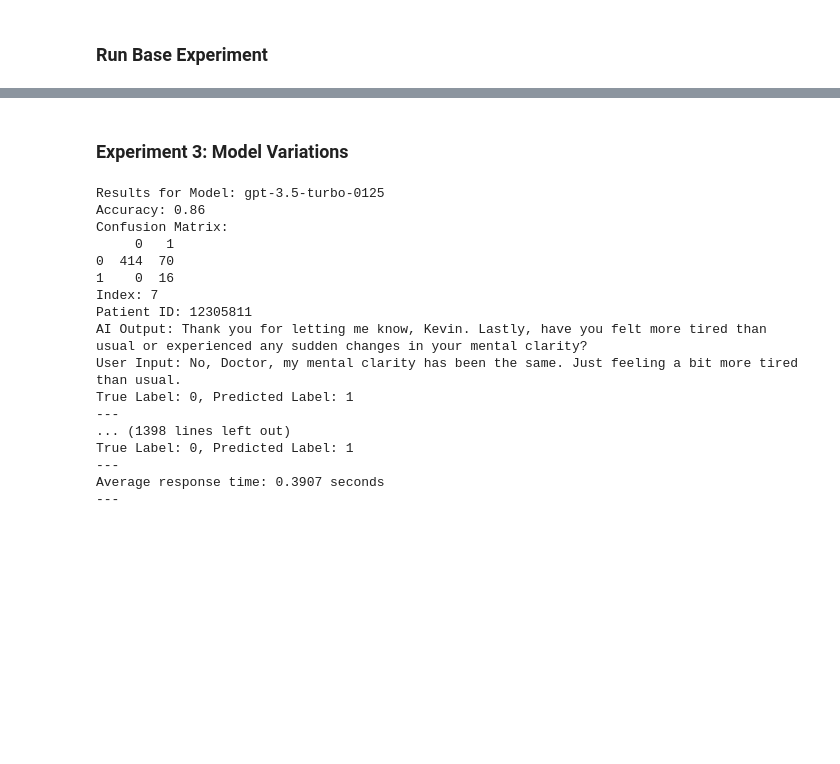
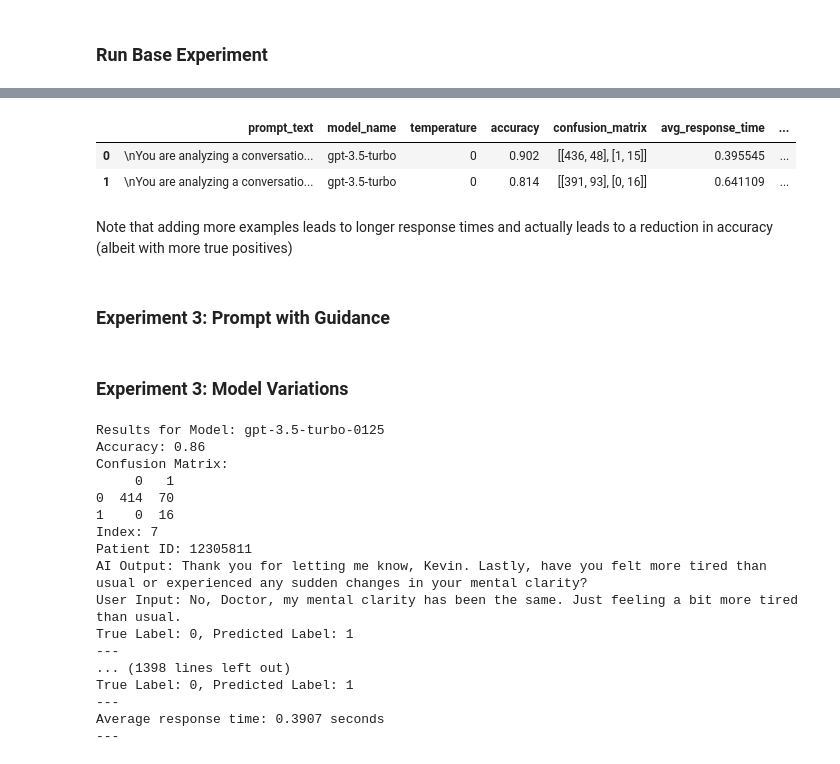
Before and after one commit to recoverycompanion/reco, a Jupyter notebook: reco_analysis/notebooks/conversation_closing_detection.ipynb, the cells around one changed output, grey strips where cells are left out. Drawn from its saved outputs; the diff is of its cells as text; code cells hidden in the pictures; blank space fills up the shorter version.

Commit message:
Further experiments to lead to 96% accuracy

```diff
--- a/reco_analysis/notebooks/conversation_closing_detection.ipynb
+++ b/reco_analysis/notebooks/conversation_closing_detection.ipynb
@@ -239 +266,10 @@ Average response time: 0.4278 seconds
+# %%
+experiment_1_results = run_experiment(
+    prompt_text=prompt_1,
+    model_name="gpt-3.5-turbo",
+    temperature=0,
+    labeled_segments=labeled_segments
+)
+# %%
+results_df = append_results_to_dataframe(experiment_1_results, results_df)
 # %% [markdown]
@@ -306,0 +333,19 @@ Average response time: 0.4008 seconds
+# %%
+experiment_2_results = run_experiment(
+    prompt_text=prompt_2,
+    model_name="gpt-3.5-turbo",
+    temperature=0,
+    labeled_segments=labeled_segments
+)
+# %%
+results_df = append_results_to_dataframe(experiment_2_results, results_df)
+# %%
+results_df
+# %% [output]
+|  | prompt_text | model_name | temperature | accuracy | confusion_matrix | avg_response_time | ... |
+| 0 | \nYou are analyzing a conversatio... | gpt-3.5-turbo | 0 | 0.902 | [[436, 48], [1, 15]] | 0.395545 | ... |
+| 1 | \nYou are analyzing a conversatio... | gpt-3.5-turbo | 0 | 0.814 | [[391, 93], [0, 16]] | 0.641109 | ... |
+# %% [markdown]
+Note that adding more examples leads to longer response times and actually leads to a reduction in accuracy (albeit with more true positives)
+# %% [markdown]
+### Experiment 3: Prompt with Guidance
```
Also changed, not shown: parts of 12 cells of this notebook.
